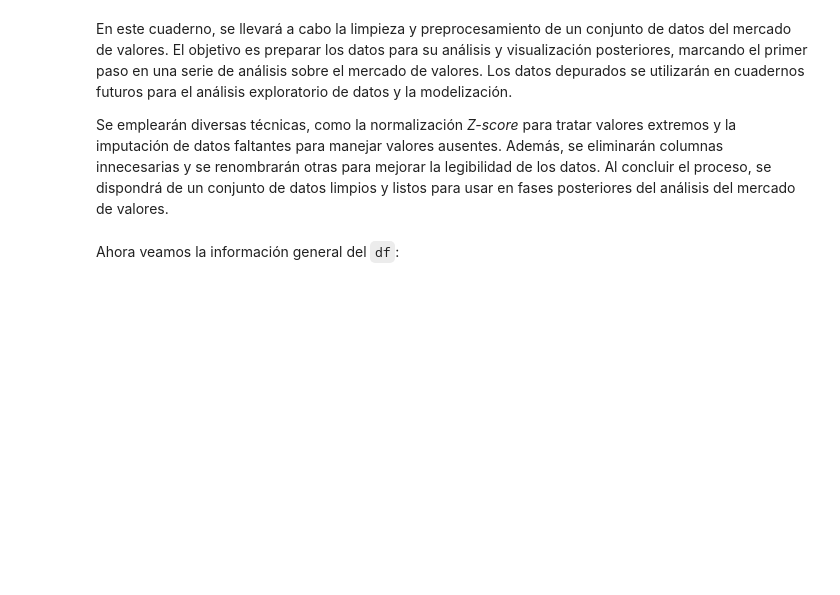
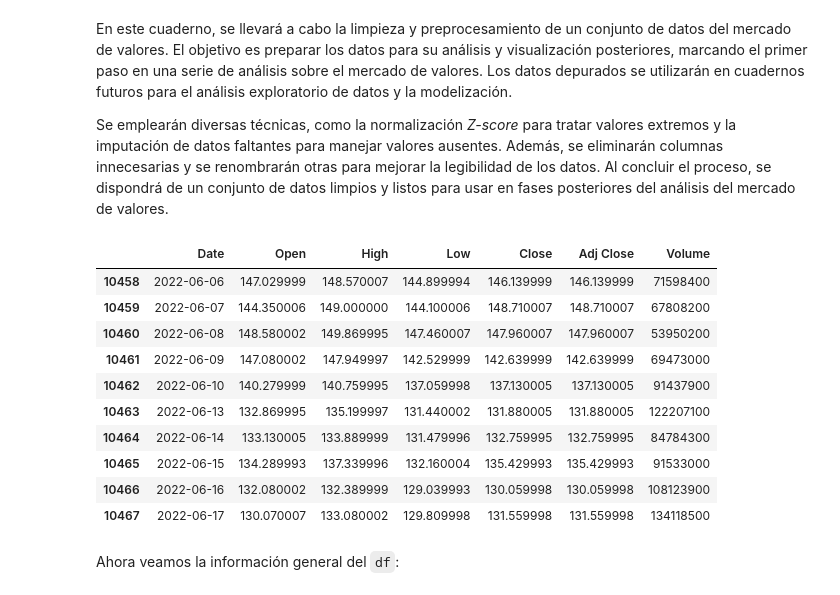
Before and after one commit to carlosalvarezh/Analitica_Datos, a Jupyter notebook: Ejercicio01_AAPL.ipynb, the cells around one changed output. Cells and saved outputs as stored; diff of their text form; code cells hidden in the pictures; blank space fills up the shorter version.

```diff
--- a/Ejercicio01_AAPL.ipynb
+++ b/Ejercicio01_AAPL.ipynb
@@ -56,7 +56,19 @@ warnings.filterwarnings("ignore")
 df = pd.read_csv("Data/AAPL.csv")
 # %%
 #muestra los primeros 5 y los últimos 5 registros del DF
-df.head(10)
+df.tail(10)
+# %% [output]
+|  | Date | Open | High | Low | Close | Adj Close | Volume |
+| 10458 | 2022-06-06 | 147.029999 | 148.570007 | 144.899994 | 146.139999 | 146.139999 | 71598400 |
+| 10459 | 2022-06-07 | 144.350006 | 149.000000 | 144.100006 | 148.710007 | 148.710007 | 67808200 |
+| 10460 | 2022-06-08 | 148.580002 | 149.869995 | 147.460007 | 147.960007 | 147.960007 | 53950200 |
+| 10461 | 2022-06-09 | 147.080002 | 147.949997 | 142.529999 | 142.639999 | 142.639999 | 69473000 |
+| 10462 | 2022-06-10 | 140.279999 | 140.759995 | 137.059998 | 137.130005 | 137.130005 | 91437900 |
+| 10463 | 2022-06-13 | 132.869995 | 135.199997 | 131.440002 | 131.880005 | 131.880005 | 122207100 |
+| 10464 | 2022-06-14 | 133.130005 | 133.889999 | 131.479996 | 132.759995 | 132.759995 | 84784300 |
+| 10465 | 2022-06-15 | 134.289993 | 137.339996 | 132.160004 | 135.429993 | 135.429993 | 91533000 |
+| 10466 | 2022-06-16 | 132.080002 | 132.389999 | 129.039993 | 130.059998 | 130.059998 | 108123900 |
+| 10467 | 2022-06-17 | 130.070007 | 133.080002 | 129.809998 | 131.559998 | 131.559998 | 134118500 |
 # %% [markdown]
 Ahora veamos la información general del `df`:
 # %%
```
Also changed, not shown: parts of 31 cells of this notebook, 3 other files.
